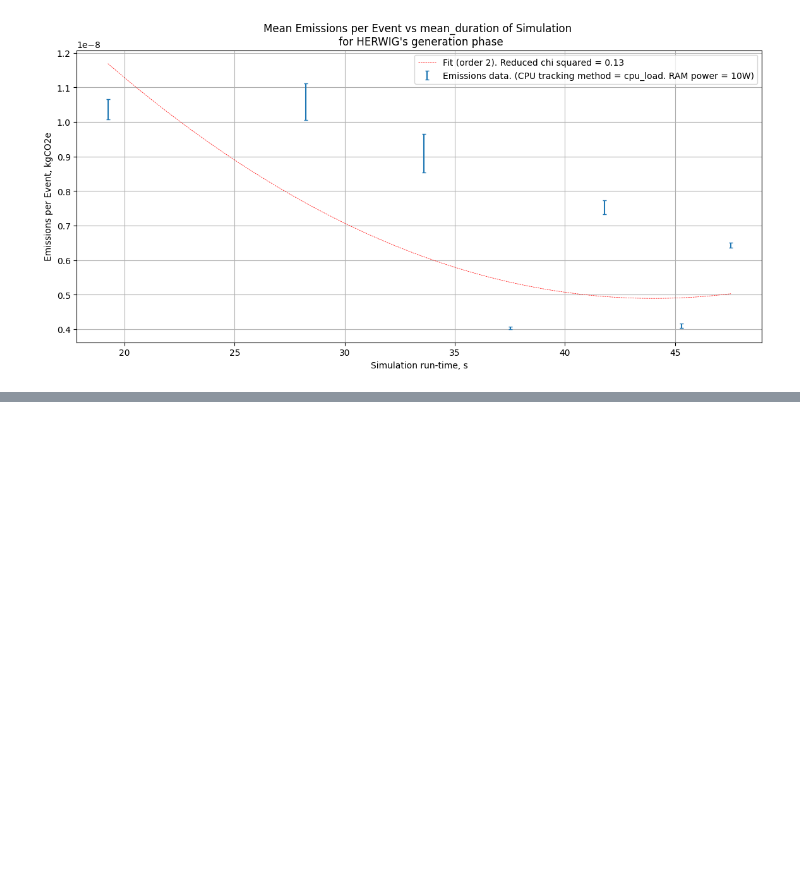
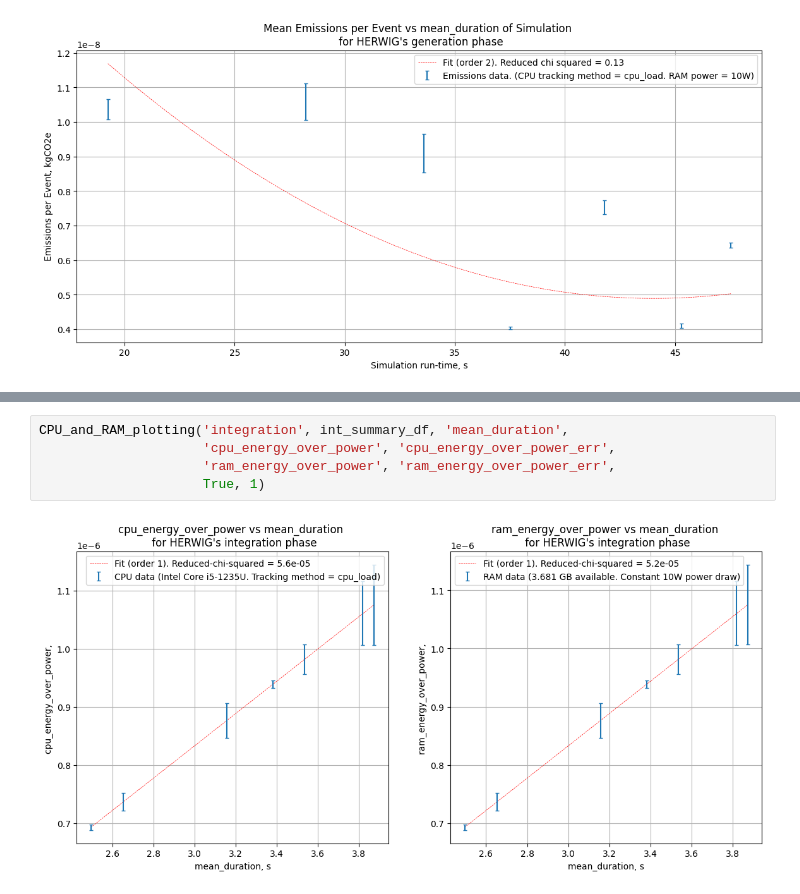
Before and after one commit to rosieschiffmann/herwig-emission-tracking, a Jupyter notebook: Plotting_herwig_cc.ipynb, the cells around one changed output, grey strips where cells are left out. Cells and saved outputs as stored; diff of their text form; blank space fills up the shorter version.

```diff
--- a/Plotting_herwig_cc.ipynb
+++ b/Plotting_herwig_cc.ipynb
@@ -373,0 +422,7 @@ emissions_plotter('generation', gen_summary_df, "mean_duration", 'emissions_per_
+# %%
+CPU_and_RAM_plotting('integration', int_summary_df, 'mean_duration',
+                     'cpu_energy_over_power', 'cpu_energy_over_power_err',
+                     'ram_energy_over_power', 'ram_energy_over_power_err',
+                     True, 1)
+# %% [output]
+[figure, added]
```
Also changed, not shown: parts of 8 cells of this notebook.
